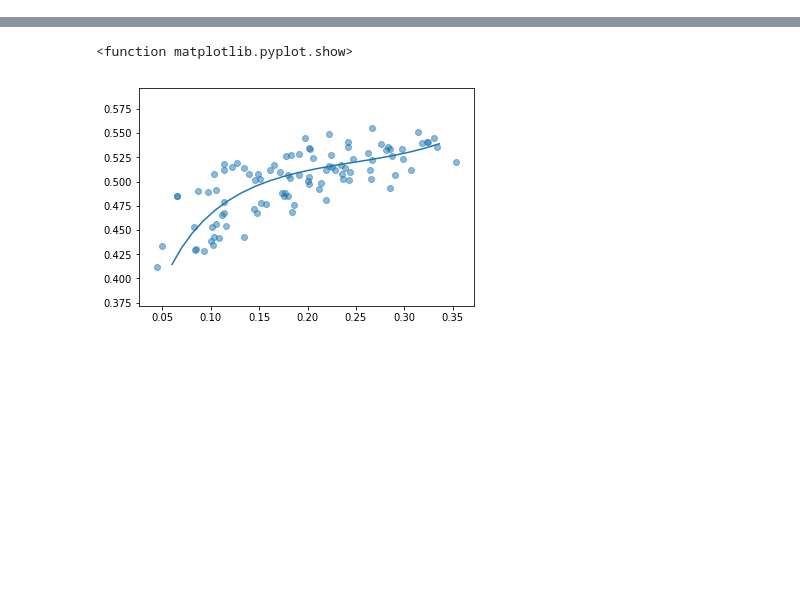
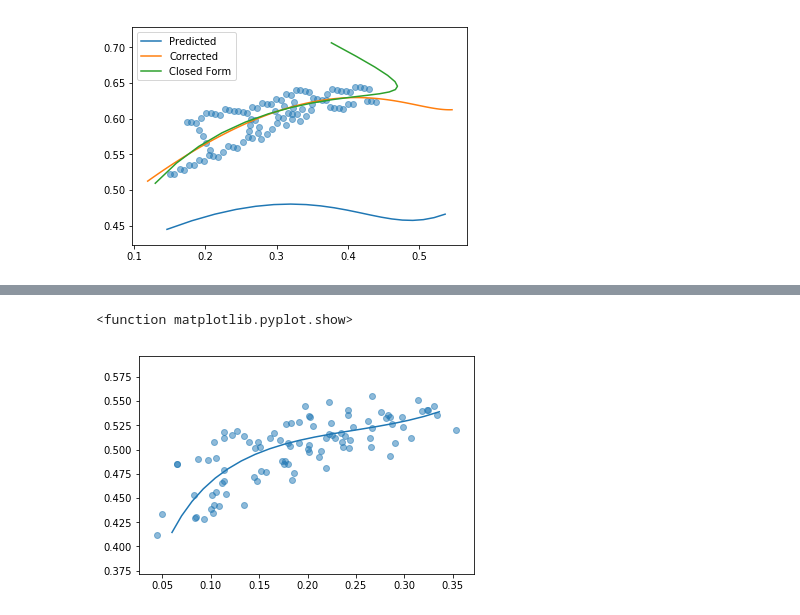
Before and after one commit to bdura/merganser, a Jupyter notebook: notebooks/Kalman filter.ipynb, the cells around one changed output, grey strips where cells are left out. Drawn from its saved outputs; the diff is of its cells as text; code cells hidden in the pictures; blank space fills up the shorter version.

```diff
--- a/notebooks/Kalman filter.ipynb
+++ b/notebooks/Kalman filter.ipynb
@@ -65,0 +63,15 @@ plt.show
+# %%
+plt.plot(*bezier().T, label='Predicted')
+plt.plot(*compute_curve(kalman.mu, 100).T, label='Corrected')
+
+bezier.closed_form(cloud_)
+plt.plot(*bezier().T, label='Closed Form')
+
+plt.scatter(*cloud_.T, alpha=.5)
+plt.axis('equal')
+
+plt.legend()
+
+plt.show()
+# %% [output]
+[figure, added]
```
Also changed, not shown: parts of 11 cells of this notebook, 3 other files.
